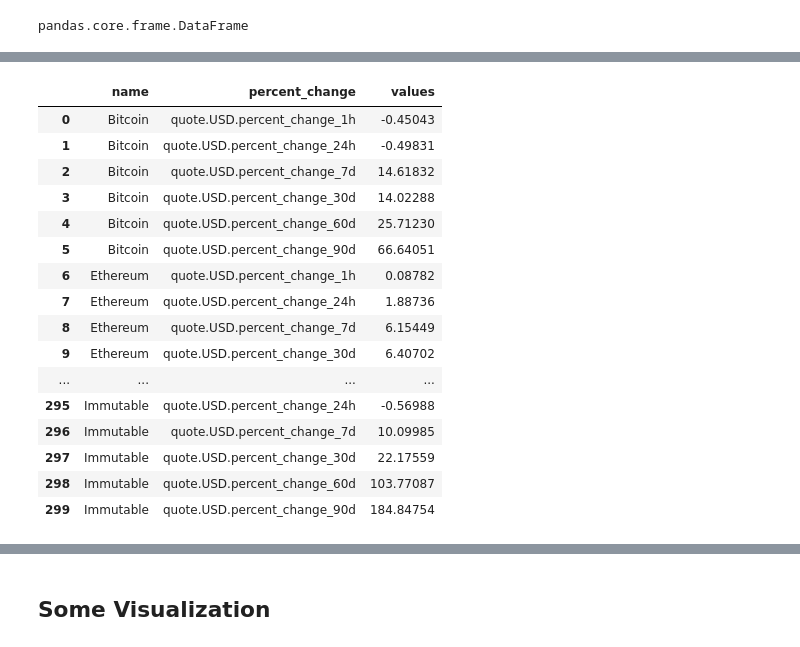
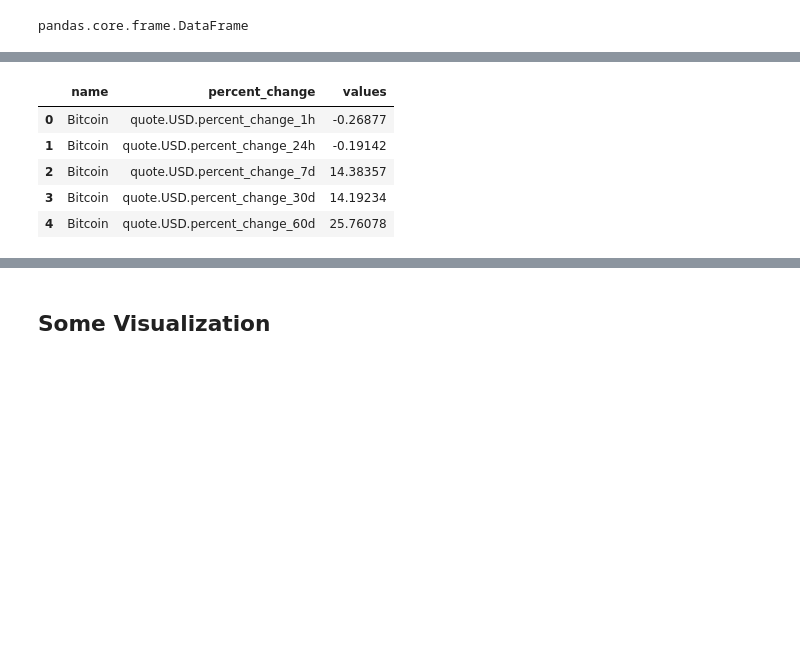
Before and after one commit to SamuelTesfamariam/Learning-Projects, a Jupyter notebook: Crypto data API/Crypto data API.ipynb, the cells around one changed output, grey strips where cells are left out. Cells and saved outputs as stored; diff of their text form; code cells hidden in the pictures; blank space fills up the shorter version.

```diff
--- a/Crypto data API/Crypto data API.ipynb
+++ b/Crypto data API/Crypto data API.ipynb
@@ -228,25 +194,14 @@ df4.head()
 # %%
 # Rename the columns name from level_1 to percent_change
 df4 = df4.rename(columns ={'level_1': 'percent_change'})
-df4
+df4.head()
 # %% [output]
 |  | name | percent_change | values |
-| 0 | Bitcoin | quote.USD.percent_change_1h | -0.45043 |
-| 1 | Bitcoin | quote.USD.percent_change_24h | -0.49831 |
-| 2 | Bitcoin | quote.USD.percent_change_7d | 14.61832 |
-| 3 | Bitcoin | quote.USD.percent_change_30d | 14.02288 |
-| 4 | Bitcoin | quote.USD.percent_change_60d | 25.71230 |
-| 5 | Bitcoin | quote.USD.percent_change_90d | 66.64051 |
-| 6 | Ethereum | quote.USD.percent_change_1h | 0.08782 |
-| 7 | Ethereum | quote.USD.percent_change_24h | 1.88736 |
-| 8 | Ethereum | quote.USD.percent_change_7d | 6.15449 |
-| 9 | Ethereum | quote.USD.percent_change_30d | 6.40702 |
-| ... | ... | ... | ... |
-| 295 | Immutable | quote.USD.percent_change_24h | -0.56988 |
-| 296 | Immutable | quote.USD.percent_change_7d | 10.09985 |
-| 297 | Immutable | quote.USD.percent_change_30d | 22.17559 |
-| 298 | Immutable | quote.USD.percent_change_60d | 103.77087 |
-| 299 | Immutable | quote.USD.percent_change_90d | 184.84754 |
+| 0 | Bitcoin | quote.USD.percent_change_1h | -0.26877 |
+| 1 | Bitcoin | quote.USD.percent_change_24h | -0.19142 |
+| 2 | Bitcoin | quote.USD.percent_change_7d | 14.38357 |
+| 3 | Bitcoin | quote.USD.percent_change_30d | 14.19234 |
+| 4 | Bitcoin | quote.USD.percent_change_60d | 25.76078 |
 # %%
 ## Since the names of the catagories of percent change in the grouped dataframe are long,
     ##I change it to shorter names which will help with the visualizations below
```
Also changed, not shown: parts of 12 cells of this notebook.
